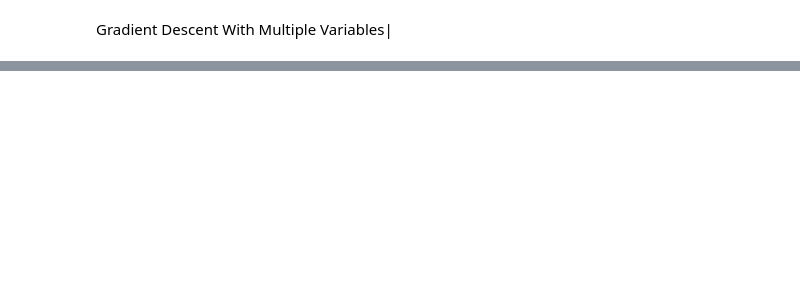
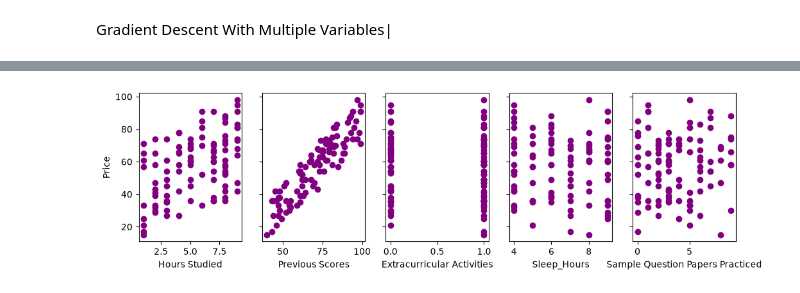
Before and after one commit to AgentSquareOfficial/ml-codes-and-projects, a Jupyter notebook: linear-regression/multiple_linear_regerssion.ipynb, the cells around one changed output, grey strips where cells are left out. Cells and saved outputs as stored; diff of their text form; code cells hidden in the pictures; blank space fills up the shorter version.

```diff
--- a/linear-regression/multiple_linear_regerssion.ipynb
+++ b/linear-regression/multiple_linear_regerssion.ipynb
@@ -131,0 +159,11 @@ np.float64(2.7197060514240934)
+# %%
+x_features = ['Hours Studied',"Previous Scores","Extracurricular Activities","Sleep_Hours","Sample Question Papers Practiced","Performance Index"]
+# %%
+fig, ax = plt.subplots(1, 5, figsize=(12, 3), sharey=True)
+for i in range(len(ax)):
+    ax[i].scatter(x_train[:, i], y_train,c='purple')
+    ax[i].set_xlabel(x_features[i])
+ax[0].set_ylabel("Price")
+plt.show()
+# %% [output]
+[figure, added]
```
Also changed, not shown: parts of 11 cells of this notebook.
